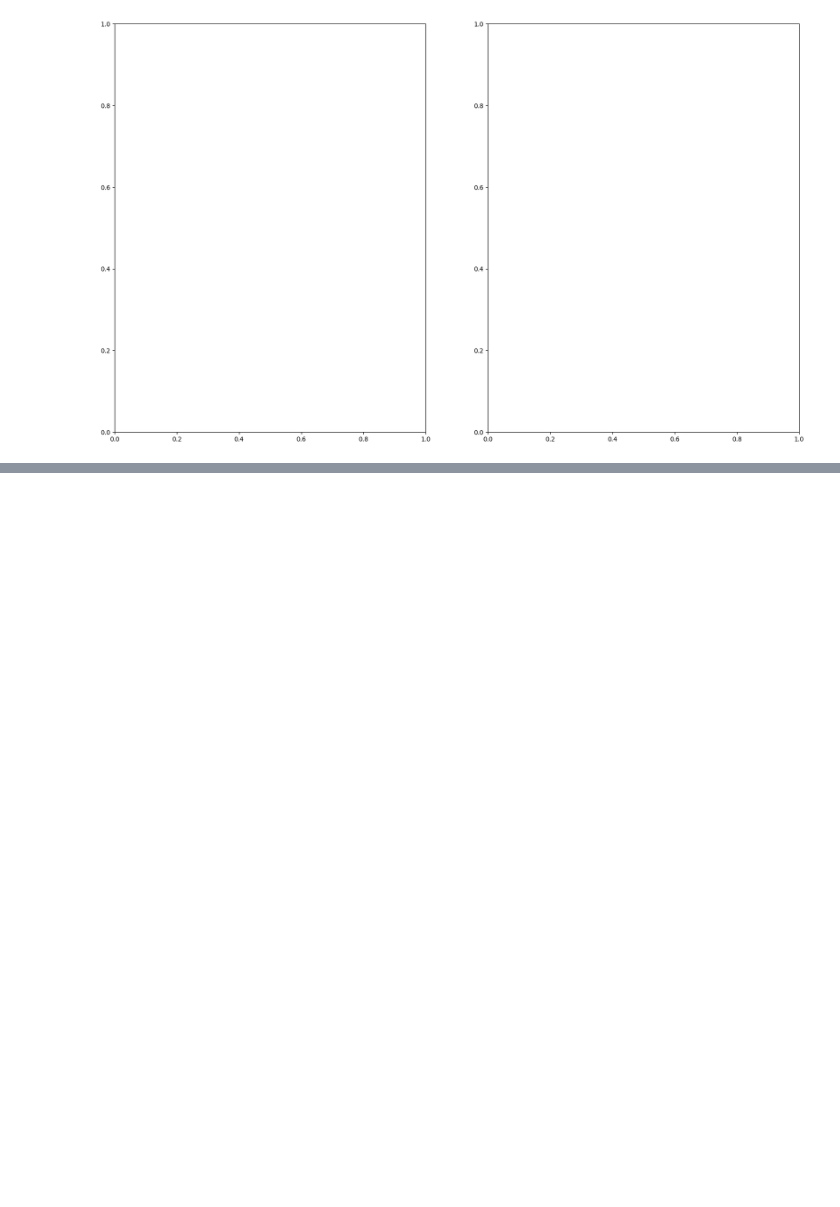
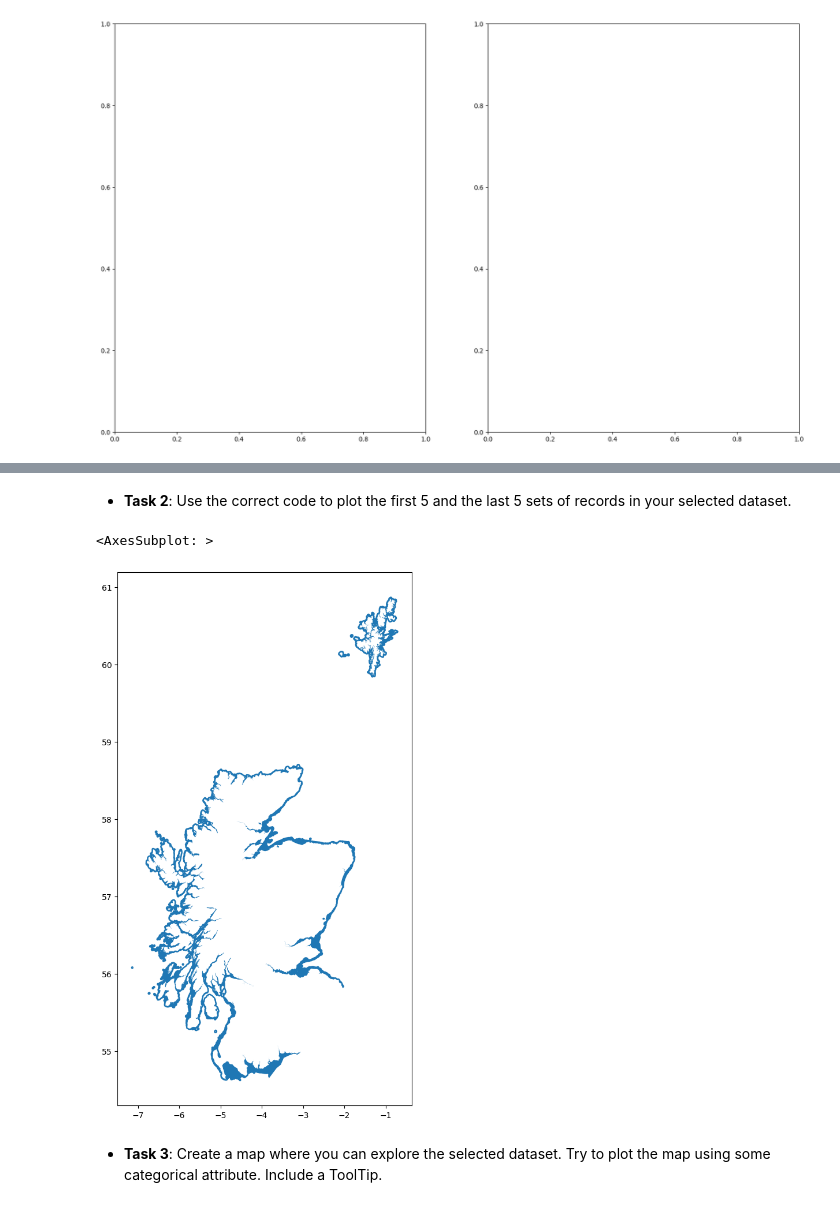
Before and after one commit to saffytaylor/PY4SA23_Assignment, a Jupyter notebook: Assignment_2-Saffron_Taylor.ipynb, the cells around one changed output, grey strips where cells are left out. Saved outputs shown, nothing was run; the diff lists cells and outputs as text; code cells hidden in the pictures; blank space fills up the shorter version.

```diff
--- a/Assignment_2-Saffron_Taylor.ipynb
+++ b/Assignment_2-Saffron_Taylor.ipynb
@@ -187,0 +201,10 @@ IndexError: too many indices for array: array is 1-dimensional, but 2 were index
+# %% [markdown]
+* **Task 2**: Use the correct code to plot the first 5 and the last 5 sets of records in your selected dataset.
+# %%
+marine_update = marine_geo.iloc[np.r_[0:5,-5:0]]
+marine_update.plot()
+# %% [output]
+<AxesSubplot: >
+[figure, added]
+# %% [markdown]
+* **Task 3**: Create a map where you can explore the selected dataset. Try to plot the map using some categorical attribute. Include a ToolTip.
```
Also changed, not shown: parts of 4 cells of this notebook.
